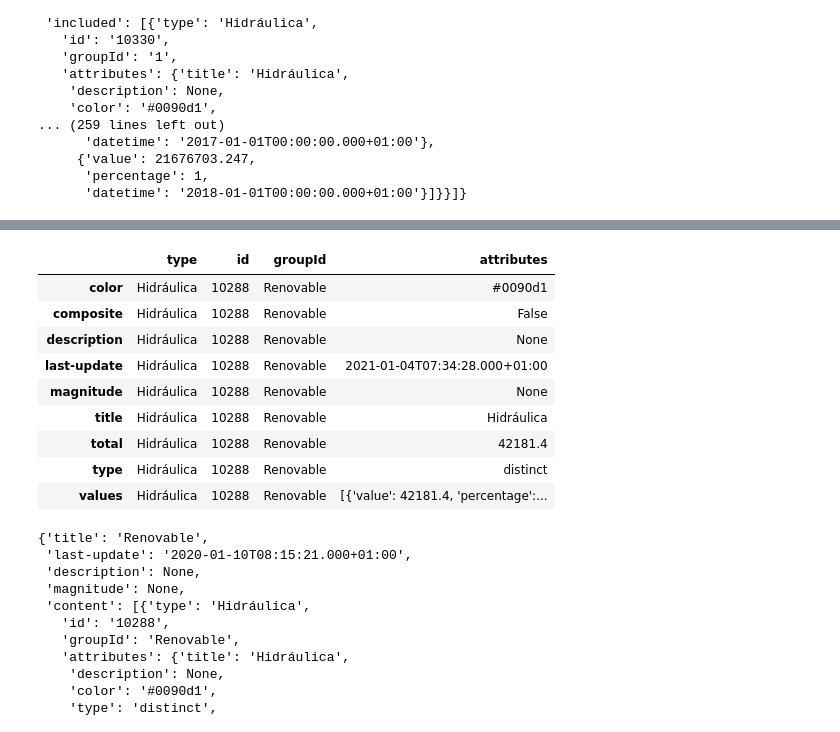
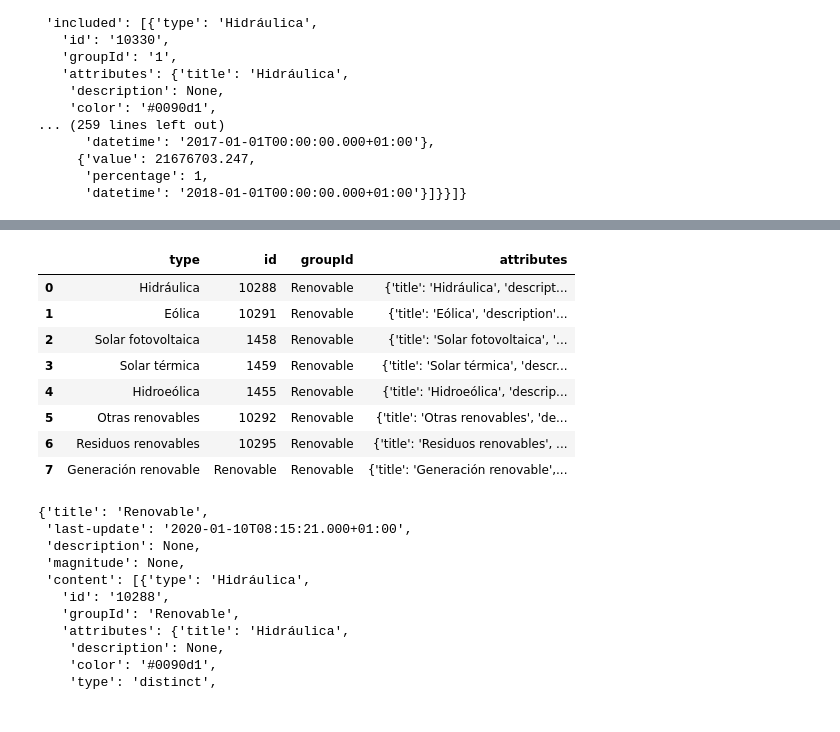
Before and after one commit to sotodosos/ClasesMaster26, a Jupyter notebook: Python/TFM.ipynb, the cells around one changed output, grey strips where cells are left out. Drawn from its saved outputs; the diff is of its cells as text; code cells hidden in the pictures.

```diff
--- a/Python/TFM.ipynb
+++ b/Python/TFM.ipynb
@@ -189,16 +224,15 @@ with open('ree_bal.json','w') as file:
 # %%
-pd.read_json('ree_bal.json',dtype='dict')
+pd.read_json('ree_bal.json')
 # %% [output]
 |  | type | id | groupId | attributes |
-| color | Hidráulica | 10288 | Renovable | #0090d1 |
-| composite | Hidráulica | 10288 | Renovable | False |
-| description | Hidráulica | 10288 | Renovable | None |
-| last-update | Hidráulica | 10288 | Renovable | 2021-01-04T07:34:28.000+01:00 |
-| magnitude | Hidráulica | 10288 | Renovable | None |
-| title | Hidráulica | 10288 | Renovable | Hidráulica |
-| total | Hidráulica | 10288 | Renovable | 42181.4 |
-| type | Hidráulica | 10288 | Renovable | distinct |
-| values | Hidráulica | 10288 | Renovable | [{'value': 42181.4, 'percentage':... |
+| 0 | Hidráulica | 10288 | Renovable | {'title': 'Hidráulica', 'descript... |
+| 1 | Eólica | 10291 | Renovable | {'title': 'Eólica', 'description'... |
+| 2 | Solar fotovoltaica | 1458 | Renovable | {'title': 'Solar fotovoltaica', '... |
+| 3 | Solar térmica | 1459 | Renovable | {'title': 'Solar térmica', 'descr... |
+| 4 | Hidroeólica | 1455 | Renovable | {'title': 'Hidroeólica', 'descrip... |
+| 5 | Otras renovables | 10292 | Renovable | {'title': 'Otras renovables', 'de... |
+| 6 | Residuos renovables | 10295 | Renovable | {'title': 'Residuos renovables', ... |
+| 7 | Generación renovable | Renovable | Renovable | {'title': 'Generación renovable',... |
 # %%
 renovable=data ['included'][0]
 no_renovable=data ['included'][1]
```
Also changed, not shown: parts of 5 cells of this notebook, 1 other file.
